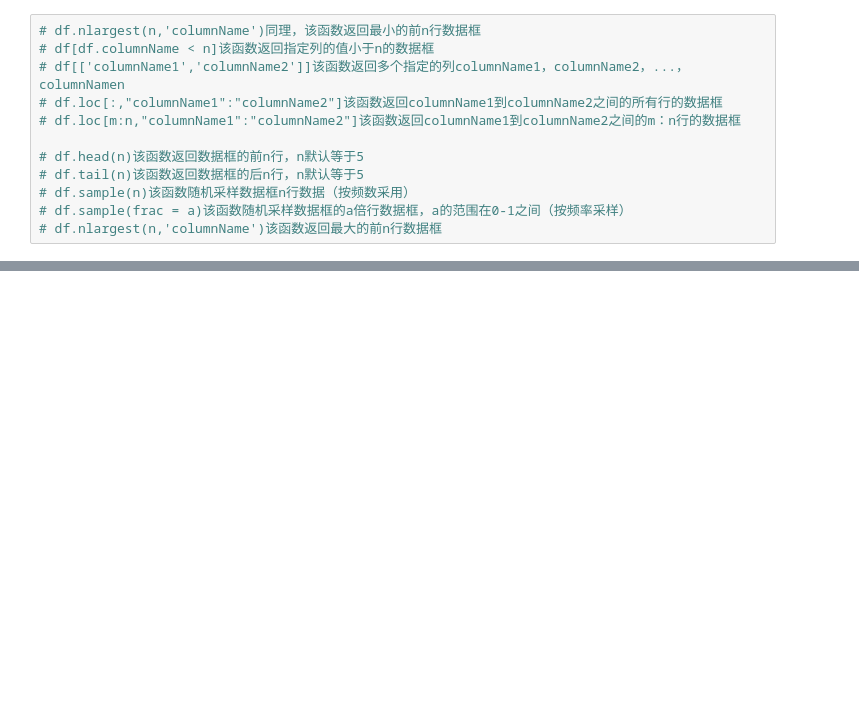
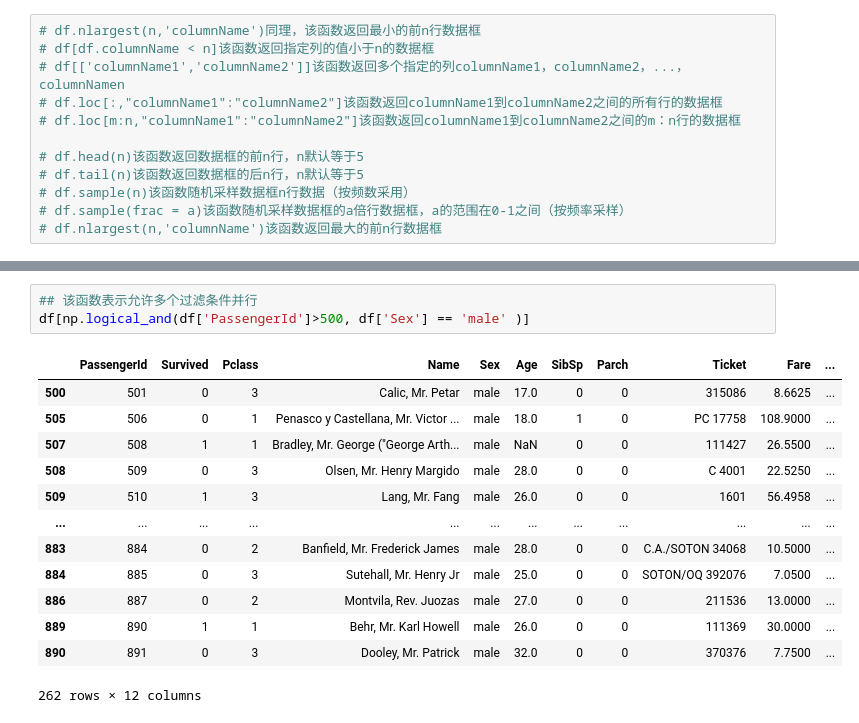
Before and after one commit to FanqingM/Pytorch-Deep-learning-practice, a Jupyter notebook: pandas.ipynb, the cells around one changed output, grey strips where cells are left out. Drawn from its saved outputs; the diff is of its cells as text; blank space fills up the shorter version.

```diff
--- a/pandas.ipynb
+++ b/pandas.ipynb
@@ -323,0 +342,17 @@ df.tail()  # 返回后n行，默认5，和head对应
+# %%
+## 该函数表示允许多个过滤条件并行
+df[np.logical_and(df['PassengerId']>500, df['Sex'] == 'male' )]
+# %% [output]
+|  | PassengerId | Survived | Pclass | Name | Sex | Age | SibSp | Parch | Ticket | Fare | ... |
+| 500 | 501 | 0 | 3 | Calic, Mr. Petar | male | 17.0 | 0 | 0 | 315086 | 8.6625 | ... |
+| 505 | 506 | 0 | 1 | Penasco y Castellana, Mr. Victor ... | male | 18.0 | 1 | 0 | PC 17758 | 108.9000 | ... |
+| 507 | 508 | 1 | 1 | Bradley, Mr. George ("George Arth... | male | NaN | 0 | 0 | 111427 | 26.5500 | ... |
+| 508 | 509 | 0 | 3 | Olsen, Mr. Henry Margido | male | 28.0 | 0 | 0 | C 4001 | 22.5250 | ... |
+| 509 | 510 | 1 | 3 | Lang, Mr. Fang | male | 26.0 | 0 | 0 | 1601 | 56.4958 | ... |
+| ... | ... | ... | ... | ... | ... | ... | ... | ... | ... | ... | ... |
+| 883 | 884 | 0 | 2 | Banfield, Mr. Frederick James | male | 28.0 | 0 | 0 | C.A./SOTON 34068 | 10.5000 | ... |
+| 884 | 885 | 0 | 3 | Sutehall, Mr. Henry Jr | male | 25.0 | 0 | 0 | SOTON/OQ 392076 | 7.0500 | ... |
+| 886 | 887 | 0 | 2 | Montvila, Rev. Juozas | male | 27.0 | 0 | 0 | 211536 | 13.0000 | ... |
+| 889 | 890 | 1 | 1 | Behr, Mr. Karl Howell | male | 26.0 | 0 | 0 | 111369 | 30.0000 | ... |
+| 890 | 891 | 0 | 3 | Dooley, Mr. Patrick | male | 32.0 | 0 | 0 | 370376 | 7.7500 | ... |
+262 rows × 12 columns
```
Also changed, not shown: parts of 3 cells of this notebook.
